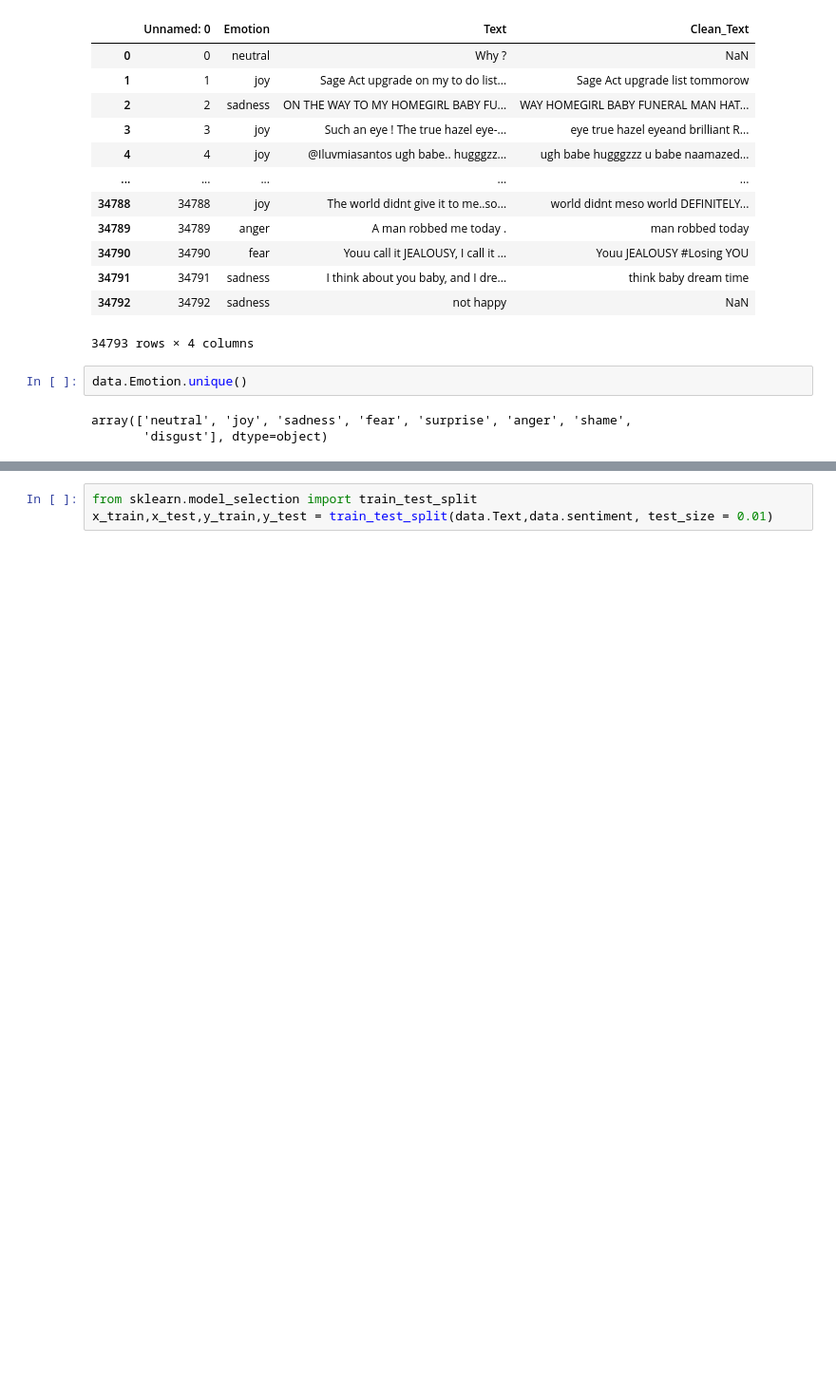
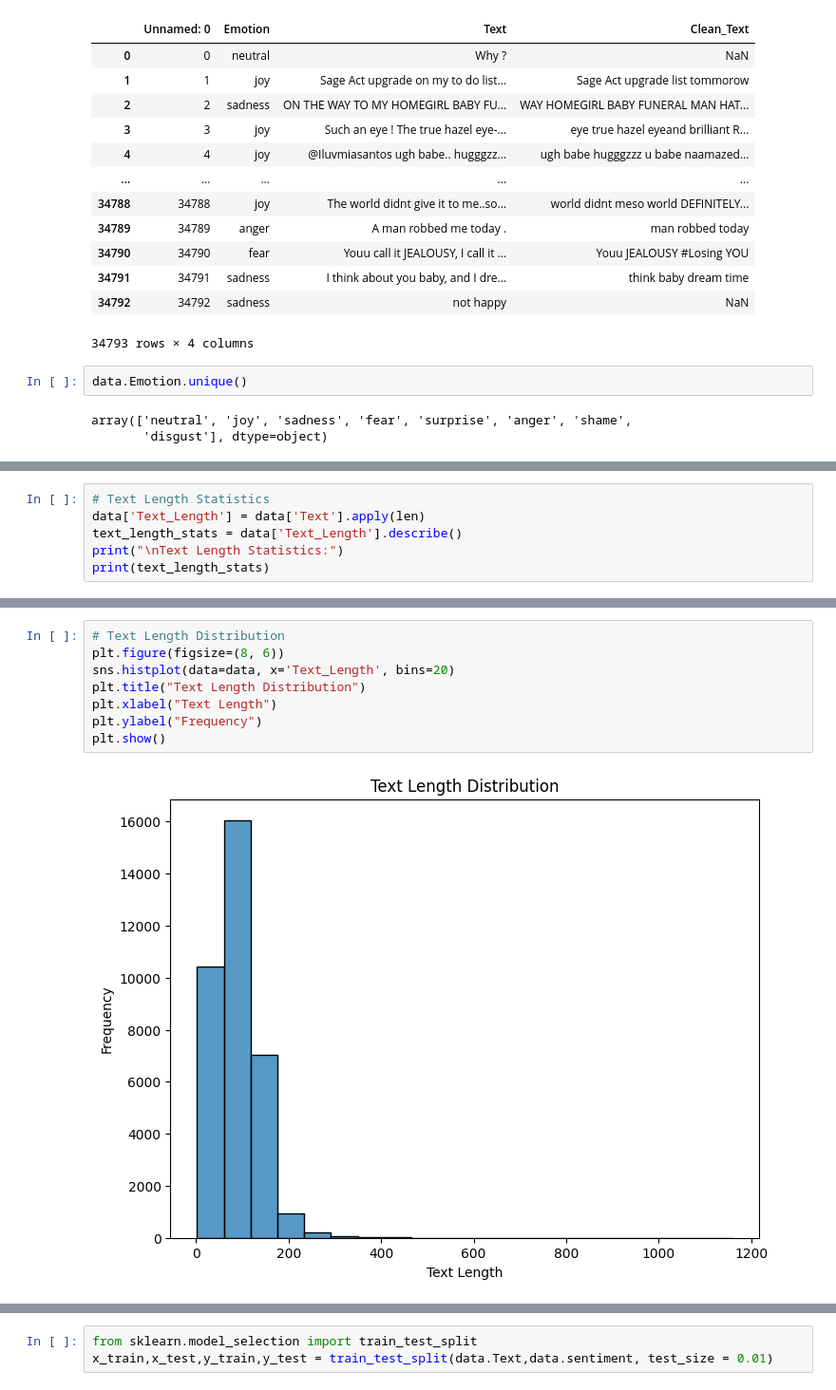
Before and after one commit to coder-1304/Sentiment-Analysis-Major-Project, a Jupyter notebook: Sentiment Analysis using Support Vector Machine.ipynb, the cells around one changed output, grey strips where cells are left out. Shown at 95% size. Drawn from its saved outputs; the diff is of its cells as text; blank space fills up the shorter version.

```diff
--- a/Sentiment Analysis using Support Vector Machine.ipynb
+++ b/Sentiment Analysis using Support Vector Machine.ipynb
@@ -46,0 +63,6 @@ data
+# %%
+# Text Length Statistics
+data['Text_Length'] = data['Text'].apply(len)
+text_length_stats = data['Text_Length'].describe()
+print("\nText Length Statistics:")
+print(text_length_stats)
@@ -46,0 +80,10 @@ data
+# %%
+# Text Length Distribution
+plt.figure(figsize=(8, 6))
+sns.histplot(data=data, x='Text_Length', bins=20)
+plt.title("Text Length Distribution")
+plt.xlabel("Text Length")
+plt.ylabel("Frequency")
+plt.show()
+# %% [output]
+[figure, added]
```
Also changed, not shown: parts of 34 cells of this notebook.
